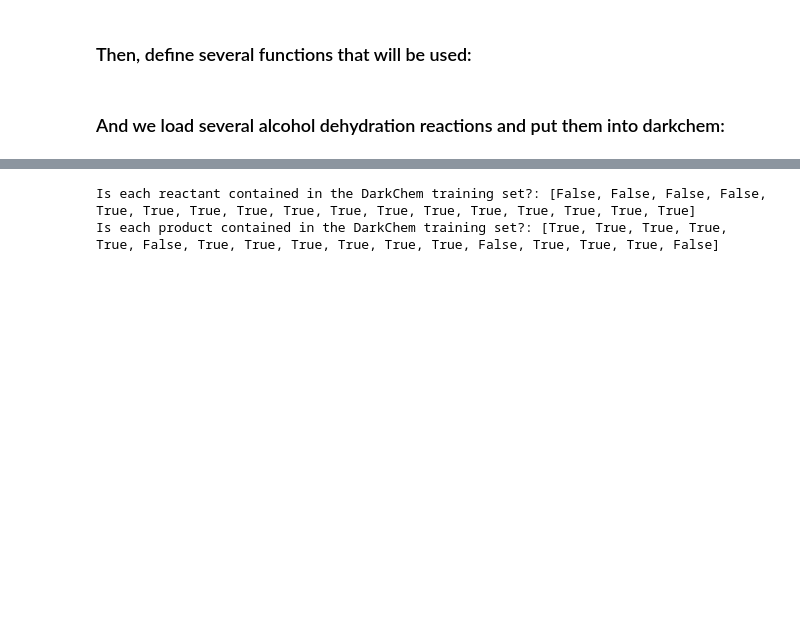
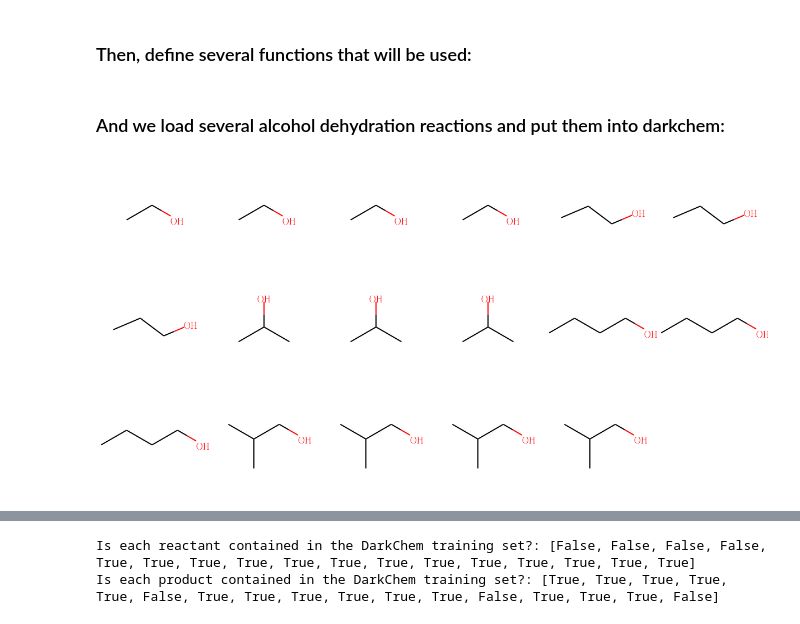
Before and after one commit to UWDIRECT-2019/DarKnight, a Jupyter notebook: darknight/simple_reactions/Avg_rxn_vec_Alcohol_Dehydration.ipynb, the cells around one changed output, grey strips where cells are left out. Saved outputs shown, nothing was run; the diff lists cells and outputs as text; code cells hidden in the pictures; blank space fills up the shorter version.

```diff
--- a/darknight/simple_reactions/Avg_rxn_vec_Alcohol_Dehydration.ipynb
+++ b/darknight/simple_reactions/Avg_rxn_vec_Alcohol_Dehydration.ipynb
@@ -144,5 +144,10 @@ data = pd.read_excel('../../database/Alcohol_Dehydration.xlsx')
 data = remove_space(data)
 
 # Transform reactants and products into dictionary
-red = {'reactants': data['Reactants'],
+alcdhy = {'reactants': data['Reactants'],
        'products': data['Products']}
+# %%
+# Show the reactants we loaded
+Chem.Draw.MolsToGridImage([Chem.MolFromSmiles(mol) for mol in alcdhy['reactants']], molsPerRow=6, subImgSize=(200, 200))
+# %% [output]
+[figure, added]
```
Also changed, not shown: parts of 8 cells of this notebook.
